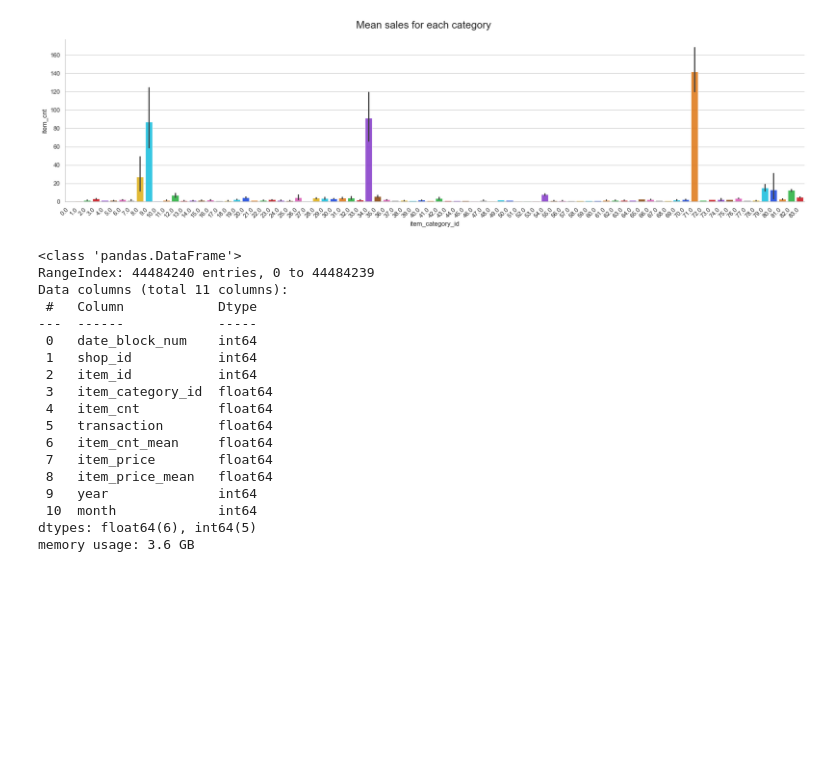
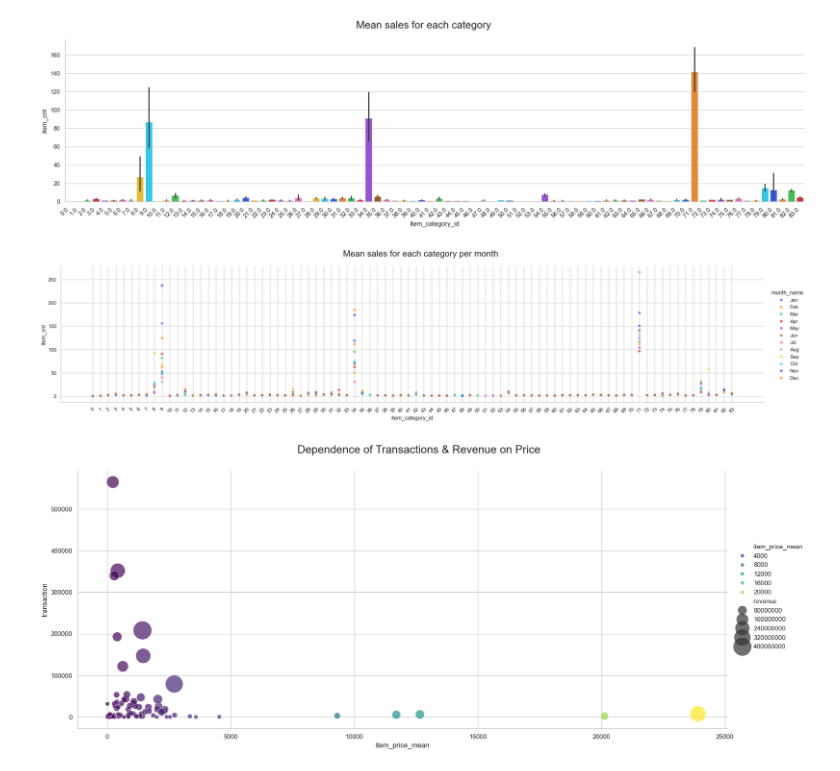
Before and after one commit to FilFilimono/innowise-projects, a Jupyter notebook: EDA/eda_analys.ipynb, the cells around one changed output. Drawn from its saved outputs; the diff is of its cells as text; code cells hidden in the pictures; blank space fills up the shorter version.

```diff
--- a/EDA/eda_analys.ipynb
+++ b/EDA/eda_analys.ipynb
@@ -429,24 +442,28 @@ g = sns.catplot(
 g.figure.suptitle('Mean sales for each category', y=1.06, fontsize=19);
 # %% [output]
 [figure]
-# %%
-train_monthly.info()
-# %% [output]
-<class 'pandas.DataFrame'>
-RangeIndex: 44484240 entries, 0 to 44484239
-Data columns (total 11 columns):
- #   Column            Dtype
----  ------            -----
- 0   date_block_num    int64
- 1   shop_id           int64
- 2   item_id           int64
- 3   item_category_id  float64
- 4   item_cnt          float64
- 5   transaction       float64
- 6   item_cnt_mean     float64
- 7   item_price        float64
- 8   item_price_mean   float64
- 9   year              int64
- 10  month             int64
-dtypes: float64(6), int64(5)
-memory usage: 3.6 GB
+# %%
+month_names = {
+    0: 'Jan', 1: 'Feb', 2: 'Mar', 3: 'Apr', 4: 'May', 5: 'Jun',
+    6: 'Jul', 7: 'Aug', 8: 'Sep', 9: 'Oct', 10: 'Nov', 11: 'Dec'
+}
+
+gp_category_month_mean['month_name'] = gp_category_month_mean['month'].map(month_names)
+
+g = sns.relplot(
+    data=gp_category_month_mean,
+    x='item_category_id',
+    y='item_cnt',
+    kind='scatter',
+    hue="month_name",
+    hue_order=list(month_names.values()),
+    palette="bright",
+    aspect=4.5,
+    marker='o',
+    alpha=0.6
+);
+g.figure.suptitle('Mean sales for each category per month', y=1.06, fontsize=19)
+g.set(xticks=range(84))
+g.set_xticklabels(rotation=45,  step=1);
+# %% [output]
+[figure, added]
@@ -453,3 +476,19 @@ memory usage: 3.6 GB
+# %%
+g = sns.relplot(
+    data=gp_category_transaction,
+    x='item_price_mean',
+    y='transaction',
+    size='revenue',
+    hue='item_price_mean',
+    palette='viridis',
+    sizes=(50, 1000),
+    alpha=0.7,
+    aspect=2.4,
+    height=7,
+);
+g.figure.suptitle('Dependence of Transactions & Revenue on Price', y=1.06, fontsize=19);
+# %% [output]
+[figure, added]
 # %%
 gp_category_revenue= train_monthly.groupby(['item_category_id'], as_index=False).agg({
                                                                     'item_cnt': 'sum',
```
Also changed, not shown: parts of 32 cells of this notebook.
